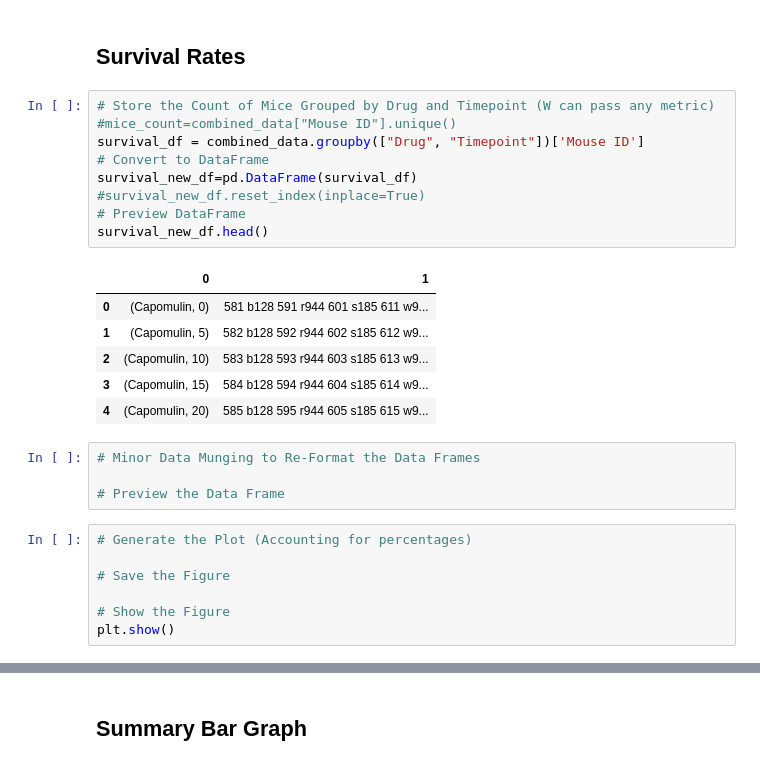
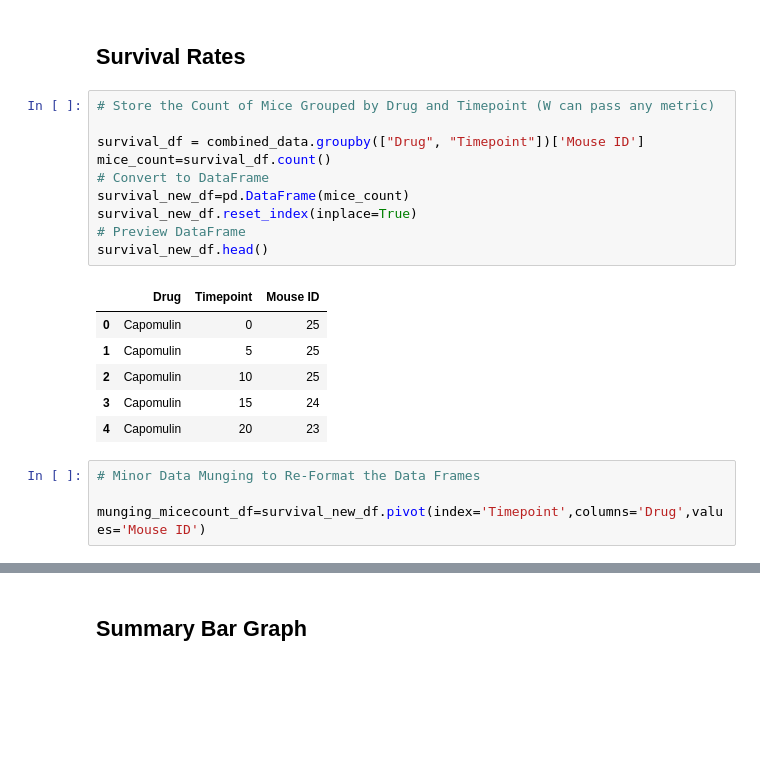
Before and after one commit to nilamroy2/Matplotlib-HomeWork, a Jupyter notebook: Homework/Matplotlib-HomeWork/Homework/Instructions/Pymaceuticals/pymaceuticals_starter-Copy1.ipynb, the cells around one changed output, grey strips where cells are left out. Drawn from its saved outputs; the diff is of its cells as text; blank space fills up the shorter version.

```diff
--- a/Homework/Matplotlib-HomeWork/Homework/Instructions/Pymaceuticals/pymaceuticals_starter-Copy1.ipynb
+++ b/Homework/Matplotlib-HomeWork/Homework/Instructions/Pymaceuticals/pymaceuticals_starter-Copy1.ipynb
@@ -172,28 +193,22 @@ plt.show()
 ## Survival Rates
 # %%
 # Store the Count of Mice Grouped by Drug and Timepoint (W can pass any metric)
-#mice_count=combined_data["Mouse ID"].unique()
+
 survival_df = combined_data.groupby(["Drug", "Timepoint"])['Mouse ID']
+mice_count=survival_df.count()
 # Convert to DataFrame
-survival_new_df=pd.DataFrame(survival_df)
-#survival_new_df.reset_index(inplace=True)
+survival_new_df=pd.DataFrame(mice_count)
+survival_new_df.reset_index(inplace=True)
 # Preview DataFrame
 survival_new_df.head()
 # %% [output]
-|  | 0 | 1 |
-| 0 | (Capomulin, 0) | 581 b128 591 r944 601 s185 611 w9... |
-| 1 | (Capomulin, 5) | 582 b128 592 r944 602 s185 612 w9... |
-| 2 | (Capomulin, 10) | 583 b128 593 r944 603 s185 613 w9... |
-| 3 | (Capomulin, 15) | 584 b128 594 r944 604 s185 614 w9... |
-| 4 | (Capomulin, 20) | 585 b128 595 r944 605 s185 615 w9... |
+|  | Drug | Timepoint | Mouse ID |
+| 0 | Capomulin | 0 | 25 |
+| 1 | Capomulin | 5 | 25 |
+| 2 | Capomulin | 10 | 25 |
+| 3 | Capomulin | 15 | 24 |
+| 4 | Capomulin | 20 | 23 |
 # %%
 # Minor Data Munging to Re-Format the Data Frames
 
-# Preview the Data Frame
+munging_micecount_df=survival_new_df.pivot(index='Timepoint',columns='Drug',values='Mouse ID')
-# %%
-# Generate the Plot (Accounting for percentages)
-
-# Save the Figure
-
-# Show the Figure
-plt.show()
```
Also changed, not shown: parts of 8 cells of this notebook, 1 other file.
